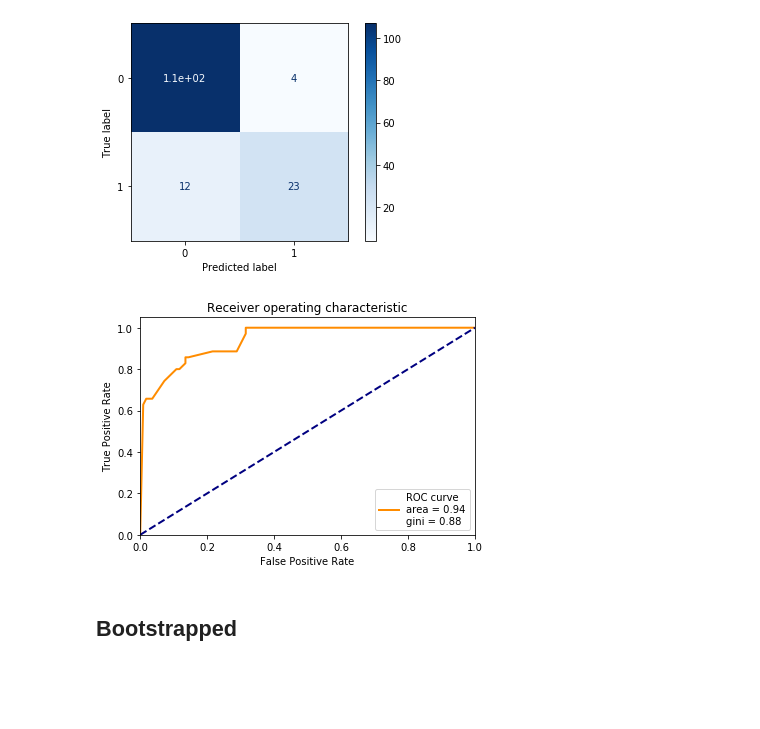
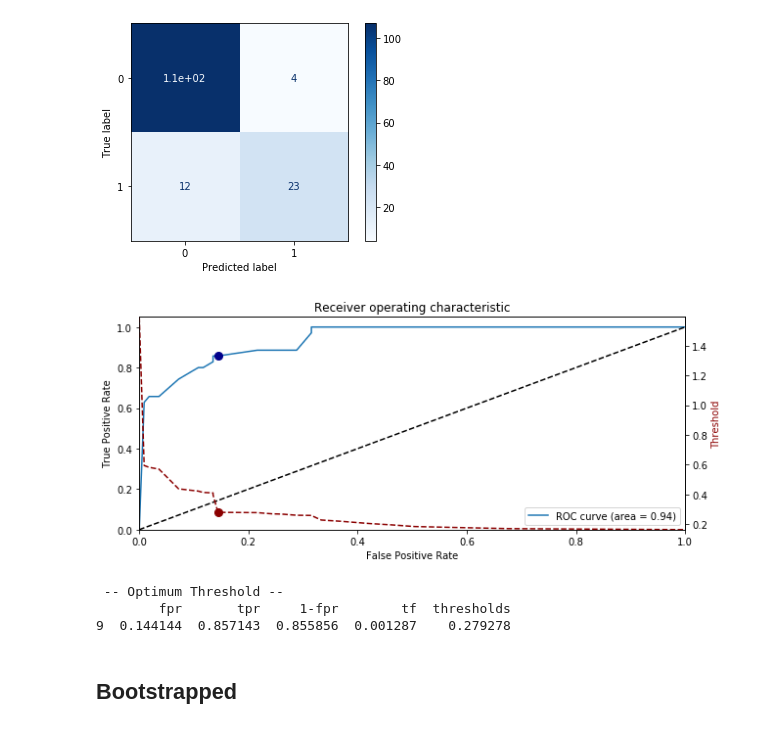
Before and after one commit to bahyhelmihp/web-crawler, a Jupyter notebook: api/datasets/Modelling.ipynb, the cells around one changed output. Saved outputs shown, nothing was run; the diff lists cells and outputs as text; code cells hidden in the pictures; blank space fills up the shorter version.

```diff
--- a/api/datasets/Modelling.ipynb
+++ b/api/datasets/Modelling.ipynb
@@ -107,21 +124,41 @@ plt.show()
 fpr, tpr, thresholds = roc_curve(y_test, y_pred_proba[:,1])
 # %%
 auc_score = auc(fpr, tpr)
-# %%
-plt.figure()
-lw = 2
-plt.plot(fpr, tpr, color='darkorange',
-         lw=lw, label='ROC curve \narea = %0.2f\ngini = %0.2f' % (auc_score, 2*auc_score-1))
-plt.plot([0, 1], [0, 1], color='navy', lw=lw, linestyle='--')
-plt.xlim([0.0, 1.0])
-plt.ylim([0.0, 1.05])
-plt.xlabel('False Positive Rate')
-plt.ylabel('True Positive Rate')
-plt.title('Receiver operating characteristic')
-plt.legend(loc="lower right")
-plt.show()
-# %% [output]
-[figure, removed]
+# %%
+plt.figure(figsize=(10,4))
+plt.plot(fpr, tpr, label='ROC curve (area = %0.2f)' % (auc_score))
+plt.plot([0, 1], [0, 1], 'k--')
+plt.xlim([0.0, 1.0])
+plt.ylim([0.0, 1.05])
+plt.xlabel('False Positive Rate')
+plt.ylabel('True Positive Rate')
+plt.title('Receiver operating characteristic')
+plt.legend(loc="lower right")
+
+# find optimum thresholds
+i = np.arange(len(tpr)) # index for df
+roc = pd.DataFrame({'fpr' : pd.Series(fpr, index=i),'tpr' : pd.Series(tpr, index = i), '1-fpr' : pd.Series(1-fpr, index = i), 'tf' : pd.Series(tpr - (1-fpr), index = i).apply(lambda x: abs(x)), 'thresholds' : pd.Series(thresholds, index = i)})
+df_thresh = roc.iloc[(roc.tf-0).abs().argsort()[:1]]
+
+plt.plot(df_thresh['fpr'], df_thresh['tpr'], marker='o', markersize=8, color='darkblue')
+
+# create the axis of thresholds (scores)
+ax2 = plt.gca().twinx()
+ax2.plot(fpr, thresholds, markeredgecolor='r',linestyle='dashed', color='darkred')
+ax2.set_ylabel('Threshold',color='darkred')
+ax2.set_ylim([thresholds[-1],thresholds[0]])
+ax2.set_xlim([fpr[0],fpr[-1]])
+ax2.plot(df_thresh['fpr'], df_thresh['thresholds'], marker='o', markersize=8, color='darkred')
+
+
+plt.show()
+print(" -- Optimum Threshold -- ")
+print(df_thresh)
+# %% [output]
+[figure, added]
+ -- Optimum Threshold --
+        fpr       tpr     1-fpr        tf  thresholds
+9  0.144144  0.857143  0.855856  0.001287    0.279278
 # %% [markdown]
 ## Bootstrapped
 # %%
```
Also changed, not shown: parts of 11 cells of this notebook, 4 other files.
